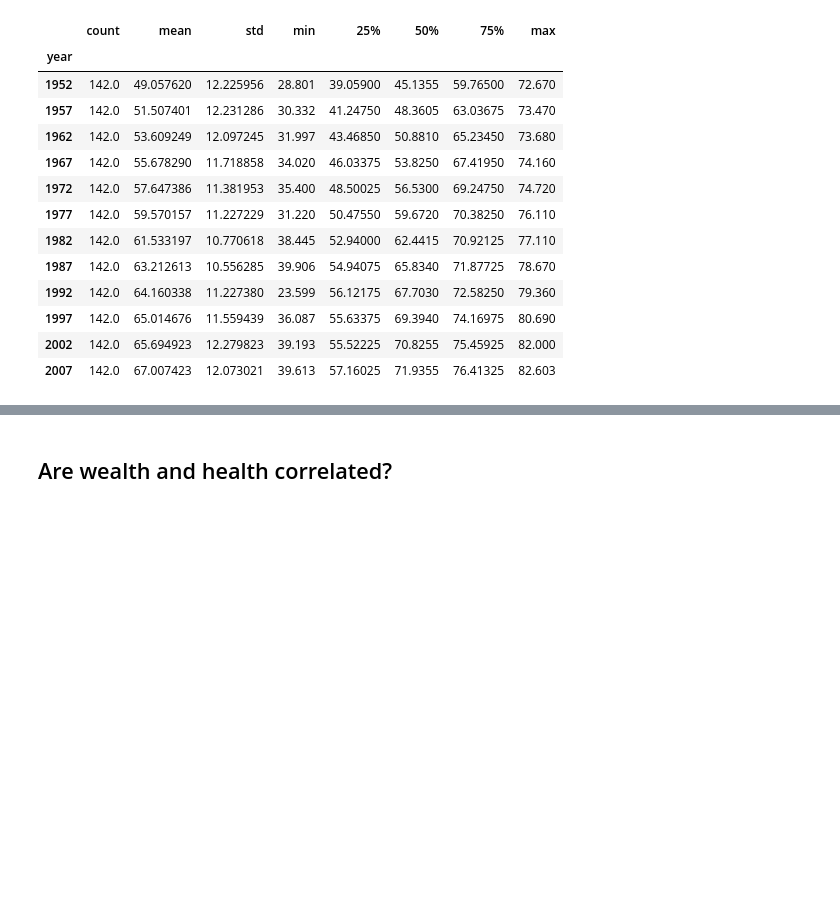
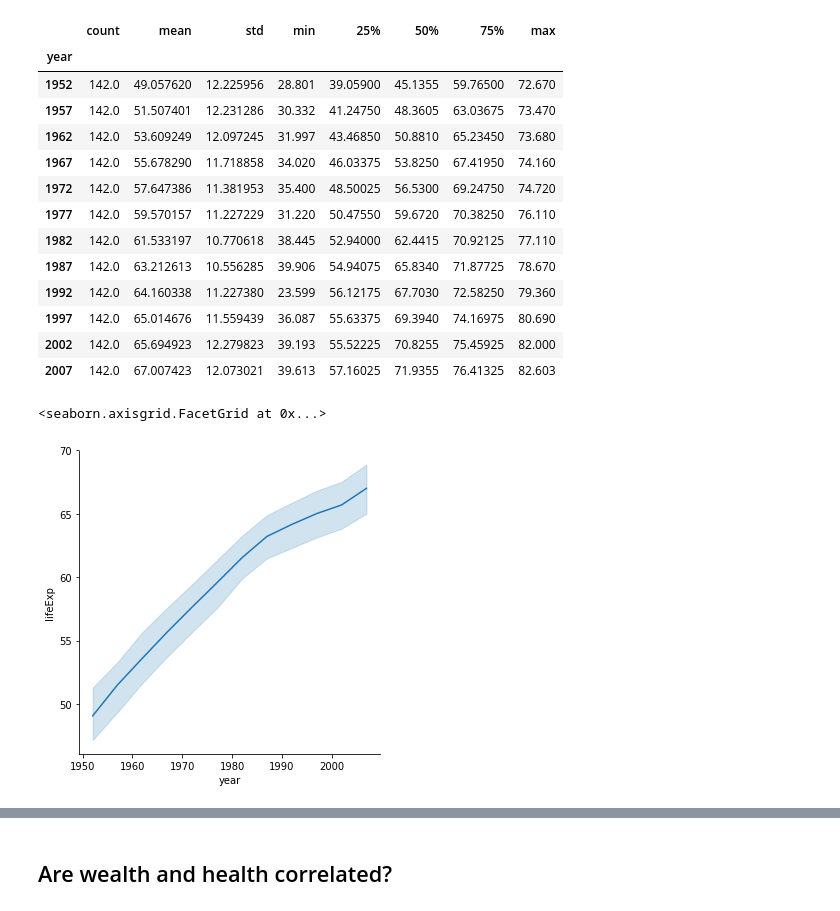
Before and after one commit to hanisaf/mist6380-summer2019, a Jupyter notebook: Classroom_notebooks/11-exercise visualizing distributions.ipynb, the cells around one changed output, grey strips where cells are left out. Cells and saved outputs as stored; diff of their text form; code cells hidden in the pictures; blank space fills up the shorter version.

```diff
--- a/Classroom_notebooks/11-exercise visualizing distributions.ipynb
+++ b/Classroom_notebooks/11-exercise visualizing distributions.ipynb
@@ -88,3 +88,8 @@ data.groupby('year').lifeExp.describe()
 | 1997 | 142.0 | 65.014676 | 11.559439 | 36.087 | 55.63375 | 69.3940 | 74.16975 | 80.690 |
 | 2002 | 142.0 | 65.694923 | 12.279823 | 39.193 | 55.52225 | 70.8255 | 75.45925 | 82.000 |
 | 2007 | 142.0 | 67.007423 | 12.073021 | 39.613 | 57.16025 | 71.9355 | 76.41325 | 82.603 |
+# %%
+sns.relplot(x='year', y='lifeExp', kind='line', data=data)
+# %% [output]
+<seaborn.axisgrid.FacetGrid at 0x...>
+[figure, added]
```
Also changed, not shown: parts of 6 cells of this notebook, 2 other files.
